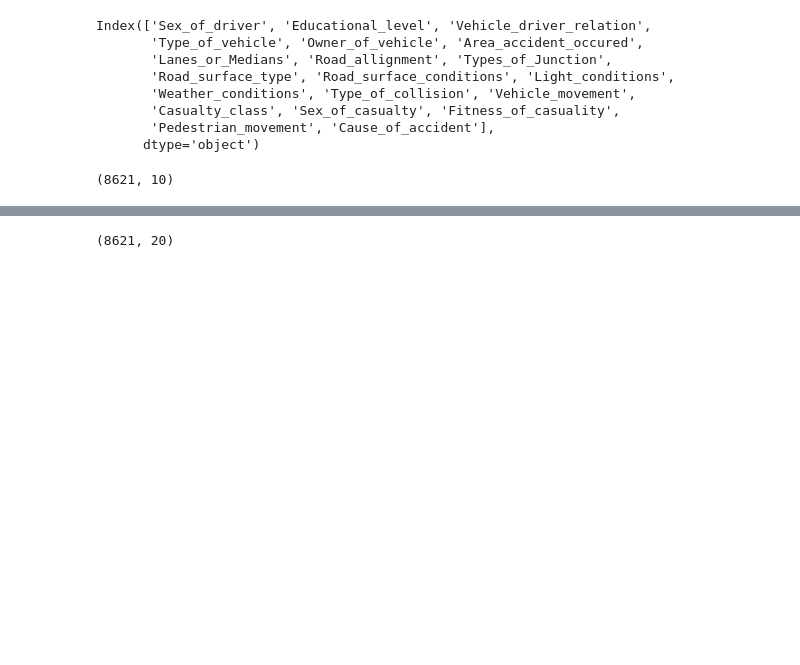
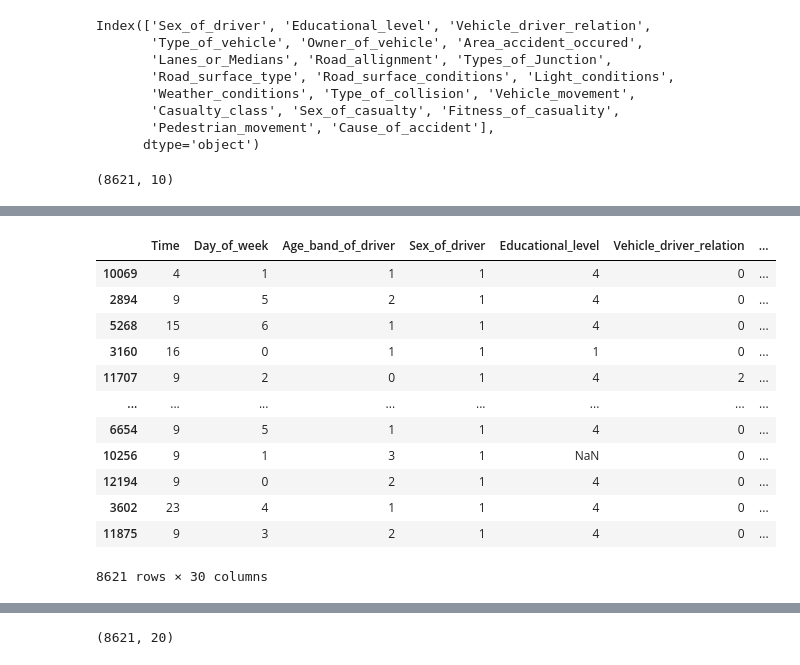
Before and after one commit to jackycwwang/Road-Traffic-Severity-Classification, a Jupyter notebook: 2. Data Preprocessing.ipynb, the cells around one changed output, grey strips where cells are left out. Drawn from its saved outputs; the diff is of its cells as text; code cells hidden in the pictures; blank space fills up the shorter version.

```diff
--- a/2. Data Preprocessing.ipynb
+++ b/2. Data Preprocessing.ipynb
@@ -174,0 +219,4 @@ for col in cat_cols:
+# %%
+mask = X_train.isnull()
+# %%
+X_train_ = X_train.astype(str).apply(LabelEncoder().fit_transform)
@@ -174,0 +239,16 @@ for col in cat_cols:
+# %%
+X_train_.where(~mask, X_train)
+# %% [output]
+|  | Time | Day_of_week | Age_band_of_driver | Sex_of_driver | Educational_level | Vehicle_driver_relation | ... |
+| 10069 | 4 | 1 | 1 | 1 | 4 | 0 | ... |
+| 2894 | 9 | 5 | 2 | 1 | 4 | 0 | ... |
+| 5268 | 15 | 6 | 1 | 1 | 4 | 0 | ... |
+| 3160 | 16 | 0 | 1 | 1 | 1 | 0 | ... |
+| 11707 | 9 | 2 | 0 | 1 | 4 | 2 | ... |
+| ... | ... | ... | ... | ... | ... | ... | ... |
+| 6654 | 9 | 5 | 1 | 1 | 4 | 0 | ... |
+| 10256 | 9 | 1 | 3 | 1 | NaN | 0 | ... |
+| 12194 | 9 | 0 | 2 | 1 | 4 | 0 | ... |
+| 3602 | 23 | 4 | 1 | 1 | 4 | 0 | ... |
+| 11875 | 9 | 3 | 2 | 1 | 4 | 0 | ... |
+8621 rows × 30 columns
```
Also changed, not shown: parts of 21 cells of this notebook, 2 other files.
